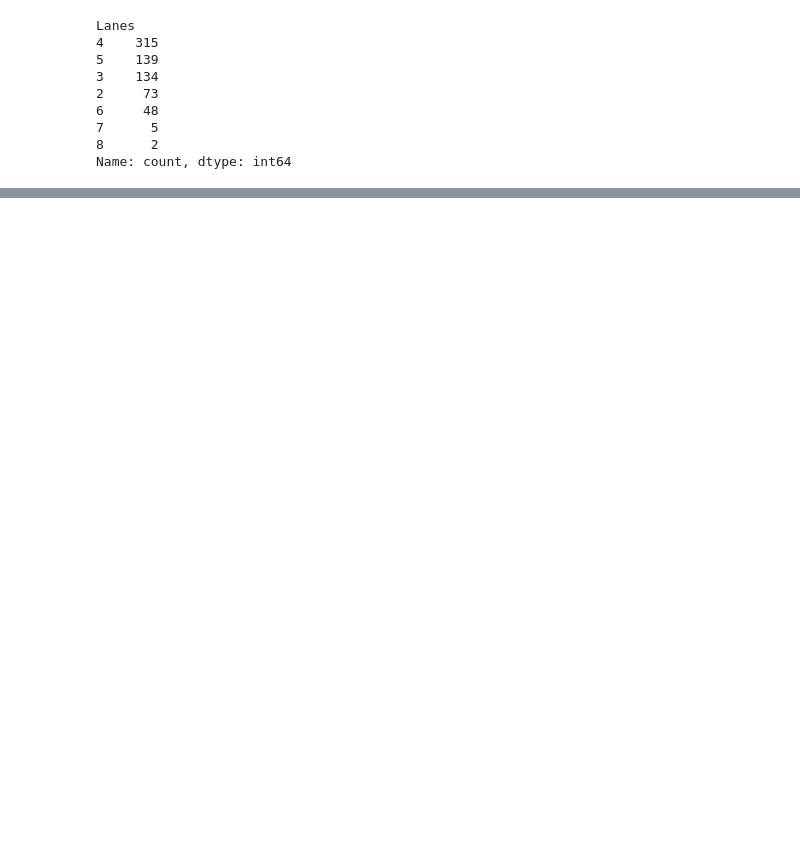
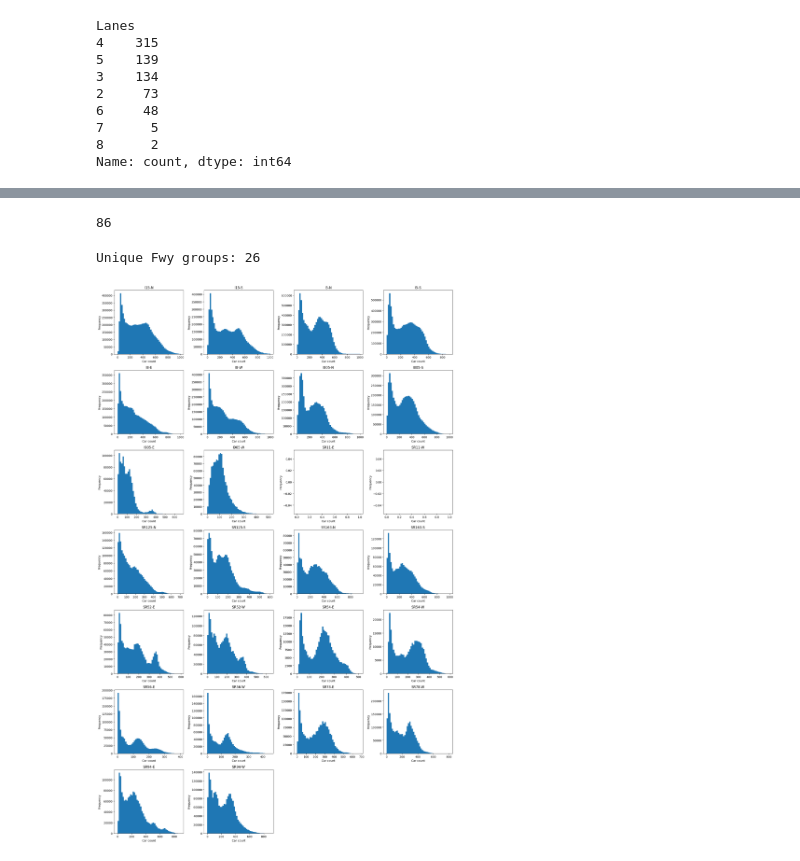
Before and after one commit to jtzanetatos/largest-spatiotemporal-lab, a Jupyter notebook: notebooks/01-EDA-San-Diego.ipynb, the cells around one changed output, grey strips where cells are left out. Saved outputs shown, nothing was run; the diff lists cells and outputs as text; code cells hidden in the pictures; blank space fills up the shorter version.

Commit message:
Figures

```diff
--- a/notebooks/01-EDA-San-Diego.ipynb
+++ b/notebooks/01-EDA-San-Diego.ipynb
@@ -13,7 +13,7 @@ DATA_DIR = "../data/external/LargeST/data/sd/largest/"
 # %% [markdown]
 ## EDA on 2017 traffic data
 # %%
-df_2017 = pd.read_hdf(os.path.join(DATA_DIR, "sd_his_raw_2017.h5"))
+df_2017 = pd.read_hdf(os.path.join(DATA_DIR, "sd_his_2017.h5"))
 # %%
 df_2017
 # %% [output]
@@ -255,0 +369,4 @@ TODO:
+# %%
+len(df_grouped.columns)
+# %% [output]
+86
@@ -255,0 +424,62 @@ TODO:
+# %%
+import math
+import pandas as pd
+import matplotlib.pyplot as plt
+
+# normalize IDs
+df_2017.columns = (
+    pd.Index(df_2017.columns)
+    .astype(str)
+    .str.strip()
+    .str.replace(r"\.0$", "", regex=True)
+)
+
+meta_df = meta_df.copy()
+meta_df["ID"] = (
+    meta_df["ID"]
+    .astype(str)
+    .str.strip()
+    .str.replace(r"\.0$", "", regex=True)
+)
+
+# keep only sensors present in both
+meta_sub = meta_df[meta_df["ID"].isin(df_2017.columns)].copy()
+
+# sensor -> Fwy mapping
+id_to_fwy = meta_sub.set_index("ID")["Fwy"]
+
+# keep aligned columns only
+common_ids = df_2017.columns.intersection(id_to_fwy.index)
+df_sub = df_2017[common_ids]
+
+# unique freeway-direction labels, e.g. I5-N, I10-E, I405-S
+fwy_labels = sorted(id_to_fwy.loc[common_ids].dropna().unique())
+
+print("Unique Fwy groups:", len(fwy_labels))
+
+n = len(fwy_labels)
+ncols = 4
+nrows = math.ceil(n / ncols)
+
+fig, axes = plt.subplots(nrows, ncols, figsize=(18, 4 * nrows))
+axes = axes.flatten()
+
+for ax, fwy in zip(axes, fwy_labels):
+    sensor_ids = id_to_fwy[id_to_fwy == fwy].index.intersection(df_sub.columns)
+
+    values = pd.Series(df_sub[sensor_ids].to_numpy().ravel()).dropna()
+
+    ax.hist(values, bins=50)
+    ax.set_title(str(fwy))
+    ax.set_xlabel("Car count")
+    ax.set_ylabel("Frequency")
+
+# hide unused subplot axes
+for ax in axes[len(fwy_labels):]:
+    ax.axis("off")
+
+plt.tight_layout()
+plt.show()
+# %% [output]
+Unique Fwy groups: 26
+[figure, added]
```
Also changed, not shown: parts of 25 cells of this notebook.
